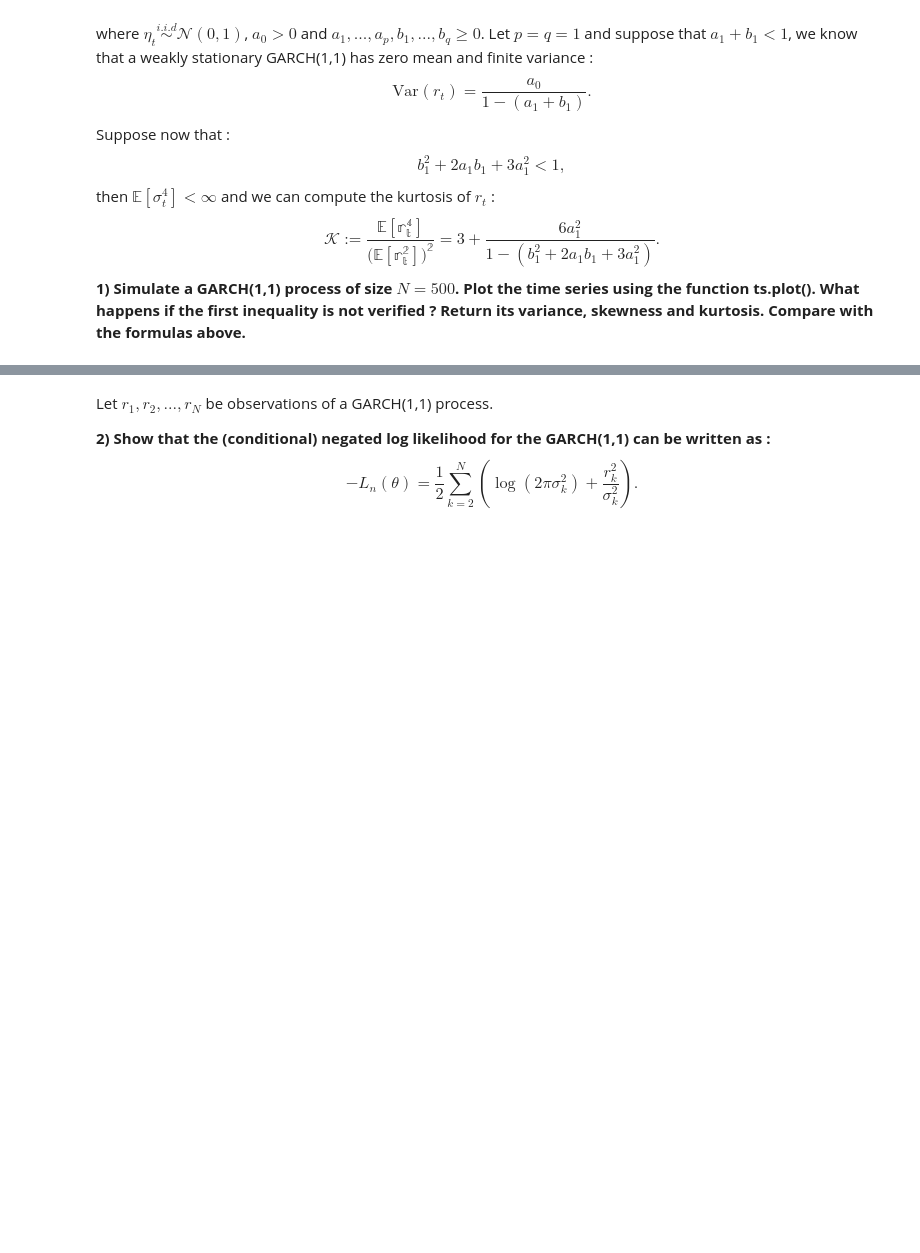
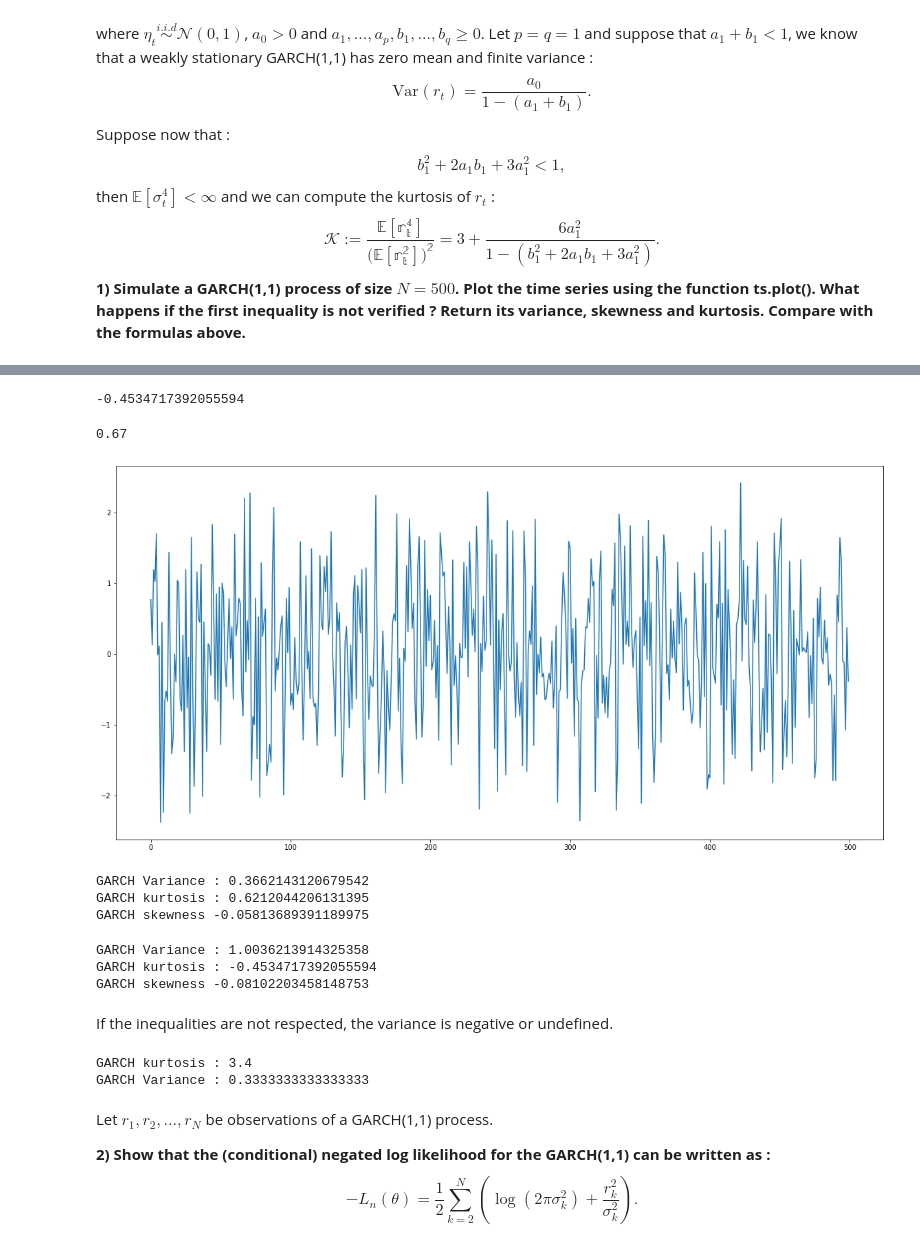
Before and after one commit to SushiFou/Time-Series---Financial-Data-, a Jupyter notebook: TP2_Time_Series_Kervella.ipynb, the cells around one changed output, grey strips where cells are left out. Drawn from its saved outputs; the diff is of its cells as text; code cells hidden in the pictures; blank space fills up the shorter version.

```diff
--- a/TP2_Time_Series_Kervella.ipynb
+++ b/TP2_Time_Series_Kervella.ipynb
@@ -46,0 +94,3 @@ $$
+# %%
+data = model.simulate(res.params, 500)
+data.head()
@@ -46,0 +104,4 @@ $$
+# %%
+kurtosis(data['data'])
+# %% [output]
+-0.4534717392055594
@@ -46,0 +124,29 @@ $$
+# %%
+a0 = 0.1
+a1 = 0.3
+b1 = 0.4
+N = 500
+print(b1**2 + 2*a1*b1 + 3*a1**2)
+garch1 = garch_process(a0, a1, b1, N)
+# %% [output]
+0.67
+# %%
+fig, ax = plt.subplots()
+ax.plot(data['data'])
+fig.show()
+# %% [output]
+[figure, added]
+# %%
+print(f'GARCH Variance : {garch1.var()}\nGARCH kurtosis : {kurtosis(garch1)}\nGARCH skewness {skew(garch1)}')
+# %% [output]
+GARCH Variance : 0.3662143120679542
+GARCH kurtosis : 0.6212044206131395
+GARCH skewness -0.05813689391189975
+# %%
+print(f'GARCH Variance : {data.data.var()}\nGARCH kurtosis : {kurtosis(data.data)}\nGARCH skewness {skew(data.data)}')
+# %% [output]
+GARCH Variance : 1.0036213914325358
+GARCH kurtosis : -0.4534717392055594
+GARCH skewness -0.08102203458148753
+# %% [markdown]
+If the inequalities are not respected, the variance is negative or undefined.
@@ -47,3 +159,8 @@ $$
+# %%
+print(f'GARCH kurtosis : {kurtosis_formula(a0, a1, b1)}\nGARCH Variance : {variance(a0, a1, b1)}')
+# %% [output]
+GARCH kurtosis : 3.4
+GARCH Variance : 0.3333333333333333
 # %% [markdown]
 Let $r_1, r_2,...,r_N$ be observations of a GARCH(1,1) process.
 
```
Also changed, not shown: parts of 44 cells of this notebook.
